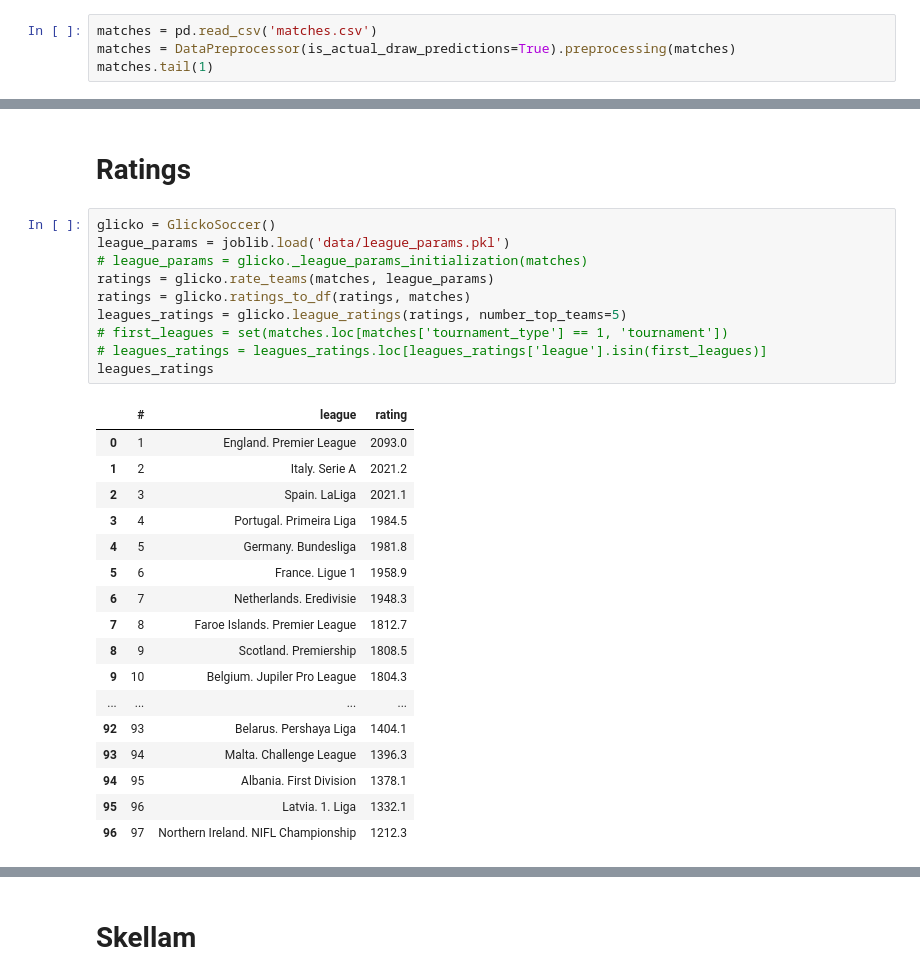
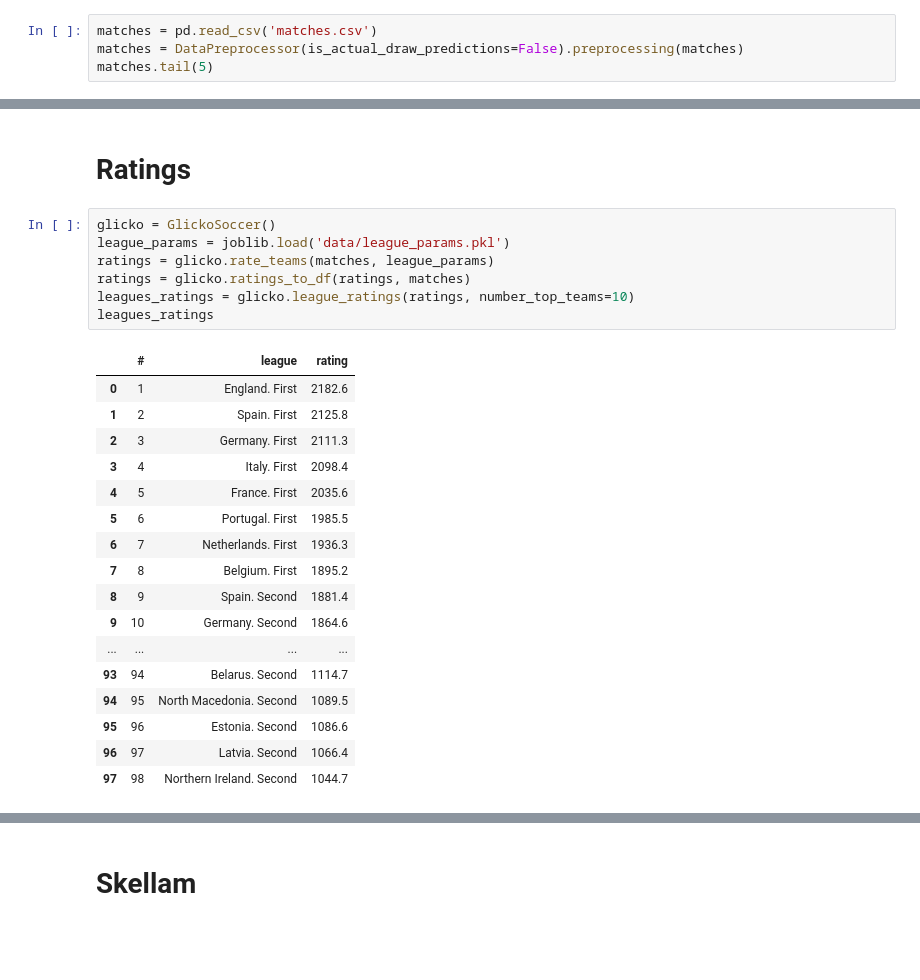
Before and after one commit to andreyshelopugin/GlickoSoccer, a Jupyter notebook: Ratings.ipynb, the cells around one changed output, grey strips where cells are left out. Cells and saved outputs as stored; diff of their text form; blank space fills up the shorter version.

```diff
--- a/Ratings.ipynb
+++ b/Ratings.ipynb
@@ -15,4 +27,4 @@ from euro_soccer.glicko_soccer import GlickoSoccer
 # %%
 matches = pd.read_csv('matches.csv')
-matches = DataPreprocessor(is_actual_draw_predictions=True).preprocessing(matches)
-matches.tail(1)
+matches = DataPreprocessor(is_actual_draw_predictions=False).preprocessing(matches)
+matches.tail(5)
@@ -93,28 +144,25 @@ Best Volatility Parameter: 0.10400000000000001
 # %%
 glicko = GlickoSoccer()
 league_params = joblib.load('data/league_params.pkl')
-# league_params = glicko._league_params_initialization(matches)
 ratings = glicko.rate_teams(matches, league_params)
 ratings = glicko.ratings_to_df(ratings, matches)
-leagues_ratings = glicko.league_ratings(ratings, number_top_teams=5)
-# first_leagues = set(matches.loc[matches['tournament_type'] == 1, 'tournament'])
-# leagues_ratings = leagues_ratings.loc[leagues_ratings['league'].isin(first_leagues)]
+leagues_ratings = glicko.league_ratings(ratings, number_top_teams=10)
 leagues_ratings
 # %% [output]
 |  | # | league | rating |
-| 0 | 1 | England. Premier League | 2093.0 |
-| 1 | 2 | Italy. Serie A | 2021.2 |
-| 2 | 3 | Spain. LaLiga | 2021.1 |
-| 3 | 4 | Portugal. Primeira Liga | 1984.5 |
-| 4 | 5 | Germany. Bundesliga | 1981.8 |
-| 5 | 6 | France. Ligue 1 | 1958.9 |
-| 6 | 7 | Netherlands. Eredivisie | 1948.3 |
-| 7 | 8 | Faroe Islands. Premier League | 1812.7 |
-| 8 | 9 | Scotland. Premiership | 1808.5 |
-| 9 | 10 | Belgium. Jupiler Pro League | 1804.3 |
+| 0 | 1 | England. First | 2182.6 |
+| 1 | 2 | Spain. First | 2125.8 |
+| 2 | 3 | Germany. First | 2111.3 |
+| 3 | 4 | Italy. First | 2098.4 |
+| 4 | 5 | France. First | 2035.6 |
+| 5 | 6 | Portugal. First | 1985.5 |
+| 6 | 7 | Netherlands. First | 1936.3 |
+| 7 | 8 | Belgium. First | 1895.2 |
+| 8 | 9 | Spain. Second | 1881.4 |
+| 9 | 10 | Germany. Second | 1864.6 |
 | ... | ... | ... | ... |
-| 92 | 93 | Belarus. Pershaya Liga | 1404.1 |
-| 93 | 94 | Malta. Challenge League | 1396.3 |
-| 94 | 95 | Albania. First Division | 1378.1 |
-| 95 | 96 | Latvia. 1. Liga | 1332.1 |
-| 96 | 97 | Northern Ireland. NIFL Championship | 1212.3 |
+| 93 | 94 | Belarus. Second | 1114.7 |
+| 94 | 95 | North Macedonia. Second | 1089.5 |
+| 95 | 96 | Estonia. Second | 1086.6 |
+| 96 | 97 | Latvia. Second | 1066.4 |
+| 97 | 98 | Northern Ireland. Second | 1044.7 |
```
Also changed, not shown: parts of 17 cells of this notebook, 8 other files.
